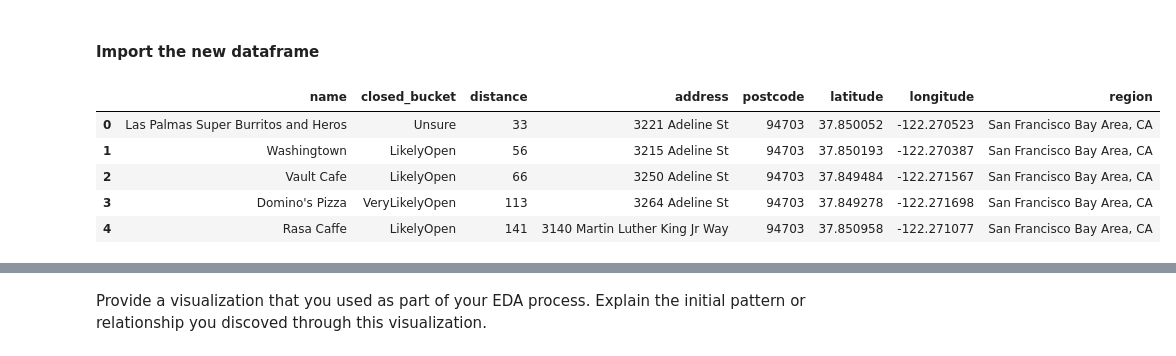
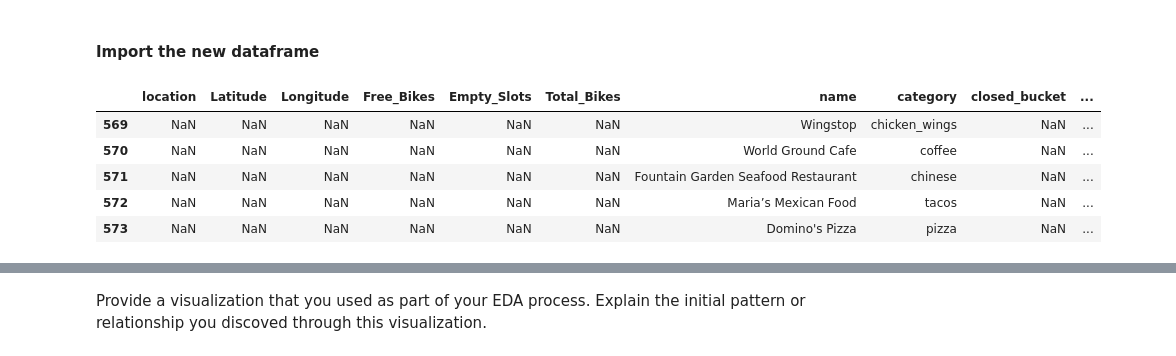
Before and after one commit to nas27/Statistical-Modelling-Project, a Jupyter notebook: notebooks/joining_data.ipynb, the cells around one changed output, grey strips where cells are left out. Cells and saved outputs as stored; diff of their text form; code cells hidden in the pictures.

```diff
--- a/notebooks/joining_data.ipynb
+++ b/notebooks/joining_data.ipynb
@@ -16,24 +16,24 @@ import seaborn as sns
 import matplotlib.pyplot as plt
 %matplotlib inline
 # %%
-#csv_file_path_combine = '..\data\combined_apis.csv'
-#csv_file_path_bikes = '..\data\df_bikes.csv'
+csv_file_path_combine = '..\data\combined_apis.csv'
+csv_file_path_bikes = '..\data\df_bikes.csv'
 csv_file_path_yelp = '..\data\df_yelp.csv'
 csv_file_path_fsq = '..\data\df_foursquare.csv'
 
 # Read the CSV file into a DataFrame
-#api_data_all = pd.read_csv(csv_file_path_combine)
-#df_bikes = pd.read_csv(csv_file_path_bikes)
+api_data_all = pd.read_csv(csv_file_path_combine)
+df_bikes = pd.read_csv(csv_file_path_bikes)
 df_yelp = pd.read_csv(csv_file_path_yelp)
 df_foursquare = pd.read_csv(csv_file_path_fsq)
 # %%
-#api_data_all.tail()
+api_data_all.tail()
 #df_yelp.head()
 #df_foursquare.head()
 # %% [output]
-|  | name | closed_bucket | distance | address | postcode | latitude | longitude | region |
-| 0 | Las Palmas Super Burritos and Heros | Unsure | 33 | 3221 Adeline St | 94703 | 37.850052 | -122.270523 | San Francisco Bay Area, CA |
-| 1 | Washingtown | LikelyOpen | 56 | 3215 Adeline St | 94703 | 37.850193 | -122.270387 | San Francisco Bay Area, CA |
-| 2 | Vault Cafe | LikelyOpen | 66 | 3250 Adeline St | 94703 | 37.849484 | -122.271567 | San Francisco Bay Area, CA |
-| 3 | Domino's Pizza | VeryLikelyOpen | 113 | 3264 Adeline St | 94703 | 37.849278 | -122.271698 | San Francisco Bay Area, CA |
-| 4 | Rasa Caffe | LikelyOpen | 141 | 3140 Martin Luther King Jr Way | 94703 | 37.850958 | -122.271077 | San Francisco Bay Area, CA |
+|  | location | Latitude | Longitude | Free_Bikes | Empty_Slots | Total_Bikes | name | category | closed_bucket | ... |
+| 569 | NaN | NaN | NaN | NaN | NaN | NaN | Wingstop | chicken_wings | NaN | ... |
+| 570 | NaN | NaN | NaN | NaN | NaN | NaN | World Ground Cafe | coffee | NaN | ... |
+| 571 | NaN | NaN | NaN | NaN | NaN | NaN | Fountain Garden Seafood Restaurant | chinese | NaN | ... |
+| 572 | NaN | NaN | NaN | NaN | NaN | NaN | Maria’s Mexican Food | tacos | NaN | ... |
+| 573 | NaN | NaN | NaN | NaN | NaN | NaN | Domino's Pizza | pizza | NaN | ... |
```
Also changed, not shown: parts of 8 cells of this notebook, 8 other files.
